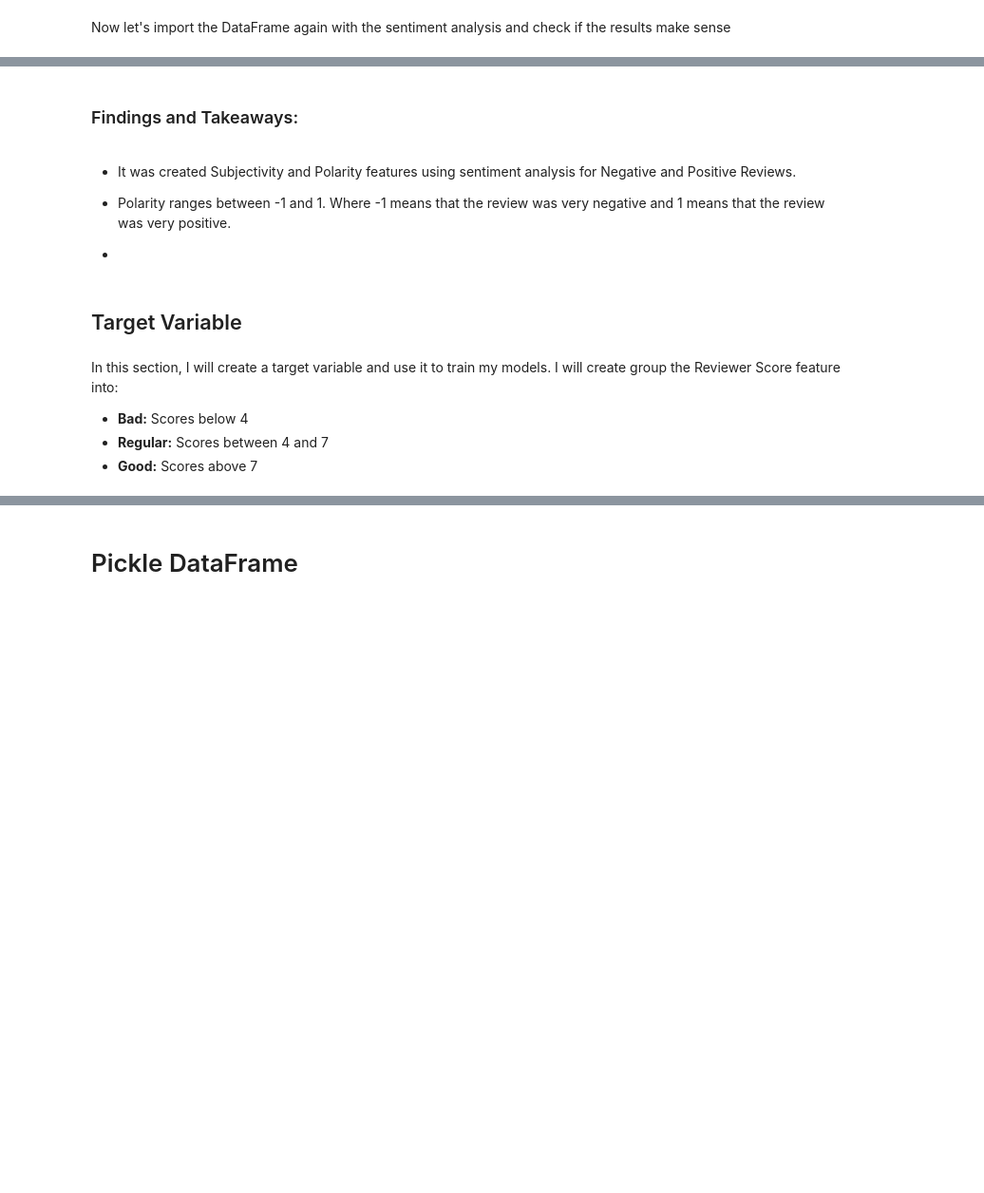
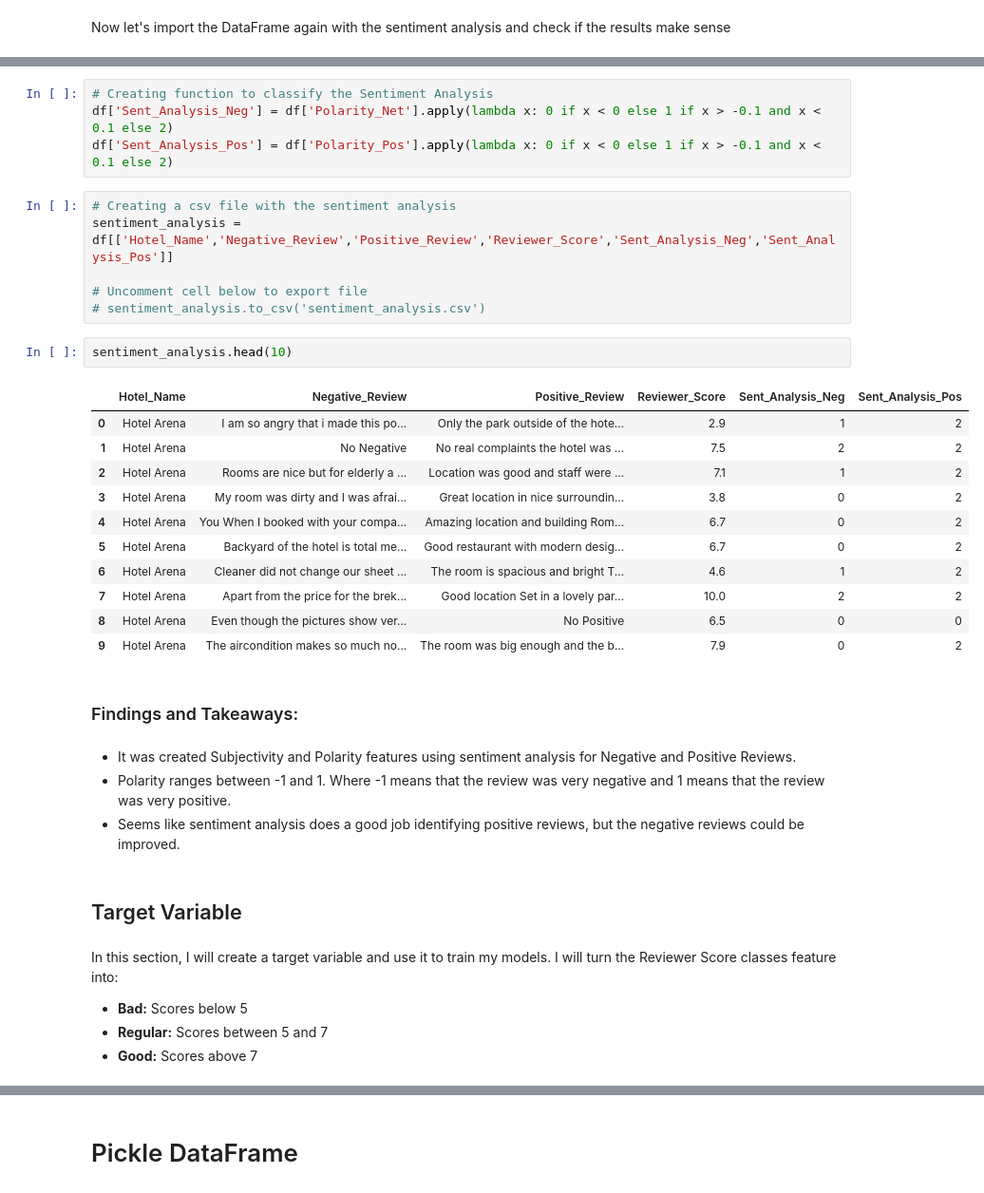
Before and after one commit to ismael-araujo/Hotel-Reviews-Analysis-Using-NLP, a Jupyter notebook: main-notebook.ipynb, the cells around one changed output, grey strips where cells are left out. Shown at 95% size. Cells and saved outputs as stored; diff of their text form; blank space fills up the shorter version.

```diff
--- a/main-notebook.ipynb
+++ b/main-notebook.ipynb
@@ -161,17 +162,40 @@ df['Sent_Analysis_Neg'] = df['Polarity_Net'].apply(lambda x: 0 if x <= -0.2 )
+# %%
+# Creating function to classify the Sentiment Analysis
+df['Sent_Analysis_Neg'] = df['Polarity_Net'].apply(lambda x: 0 if x < 0 else 1 if x > -0.1 and x < 0.1 else 2)
+df['Sent_Analysis_Pos'] = df['Polarity_Pos'].apply(lambda x: 0 if x < 0 else 1 if x > -0.1 and x < 0.1 else 2)
+# %%
+# Creating a csv file with the sentiment analysis
+sentiment_analysis = df[['Hotel_Name','Negative_Review','Positive_Review','Reviewer_Score','Sent_Analysis_Neg','Sent_Analysis_Pos']]
+
+# Uncomment cell below to export file
+# sentiment_analysis.to_csv('sentiment_analysis.csv')
+# %%
+sentiment_analysis.head(10)
+# %% [output]
+|  | Hotel_Name | Negative_Review | Positive_Review | Reviewer_Score | Sent_Analysis_Neg | Sent_Analysis_Pos |
+| 0 | Hotel Arena | I am so angry that i made this po... | Only the park outside of the hote... | 2.9 | 1 | 2 |
+| 1 | Hotel Arena | No Negative | No real complaints the hotel was ... | 7.5 | 2 | 2 |
+| 2 | Hotel Arena | Rooms are nice but for elderly a ... | Location was good and staff were ... | 7.1 | 1 | 2 |
+| 3 | Hotel Arena | My room was dirty and I was afrai... | Great location in nice surroundin... | 3.8 | 0 | 2 |
+| 4 | Hotel Arena | You When I booked with your compa... | Amazing location and building Rom... | 6.7 | 0 | 2 |
+| 5 | Hotel Arena | Backyard of the hotel is total me... | Good restaurant with modern desig... | 6.7 | 0 | 2 |
+| 6 | Hotel Arena | Cleaner did not change our sheet ... | The room is spacious and bright T... | 4.6 | 1 | 2 |
+| 7 | Hotel Arena | Apart from the price for the brek... | Good location Set in a lovely par... | 10.0 | 2 | 2 |
+| 8 | Hotel Arena | Even though the pictures show ver... | No Positive | 6.5 | 0 | 0 |
+| 9 | Hotel Arena | The aircondition makes so much no... | The room was big enough and the b... | 7.9 | 0 | 2 |
 # %% [markdown]
 ### Findings and Takeaways:
 # %% [markdown]
 - It was created Subjectivity and Polarity features using sentiment analysis for Negative and Positive Reviews.
 - Polarity ranges between -1 and 1. Where -1 means that the review was very negative and 1 means that the review was very positive.
-
--
+- Seems like sentiment analysis does a good job identifying positive reviews, but the negative reviews could be improved.
 # %% [markdown]
 ## Target Variable
 # %% [markdown]
-In this section, I will create a target variable and use it to train my models. I will create group the Reviewer Score feature into:
+In this section, I will create a target variable and use it to train my models. I will turn the Reviewer Score classes feature into:
 
-- <b>Bad:</b> Scores below 4
-- <b>Regular:</b> Scores between 4 and 7
+- <b>Bad:</b> Scores below 5
+- <b>Regular:</b> Scores between 5 and 7
 - <b>Good:</b> Scores above 7
 # %%
 # Checking dataframe
```
Also changed, not shown: parts of 12 cells of this notebook.
